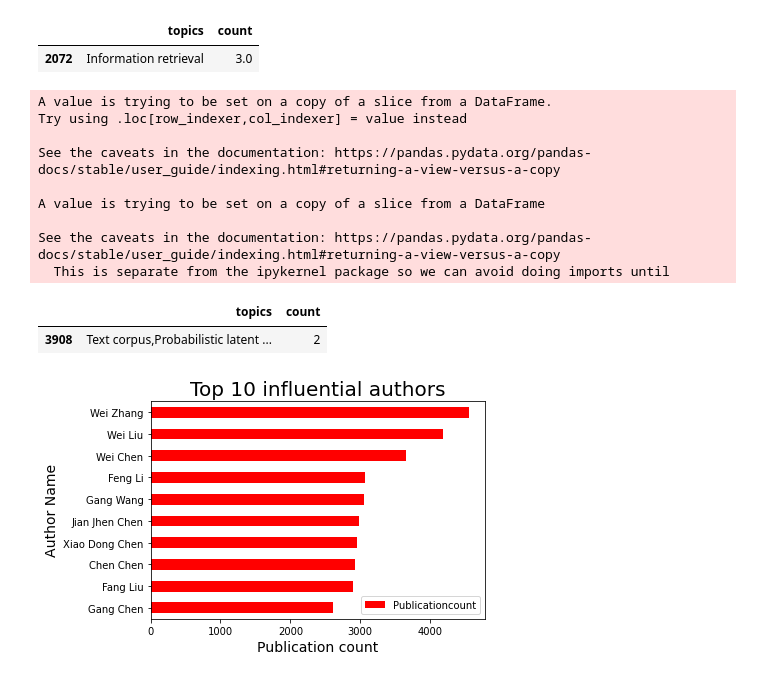
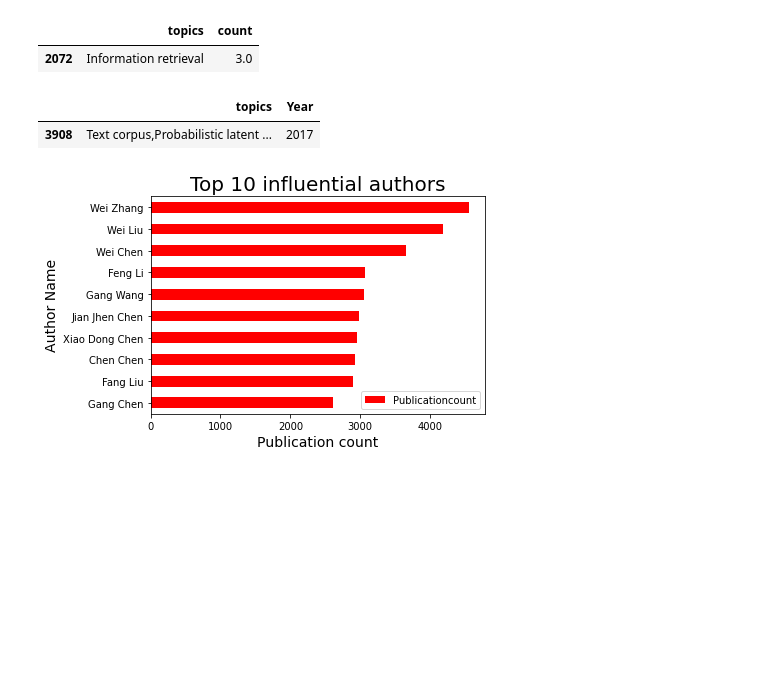
Before and after one commit to manishareddynarayan/Akshitha_INFO5731_Spring2020, a Jupyter notebook: Extracting_csv.ipynb, the cells around one changed output. Saved outputs shown, nothing was run; the diff lists cells and outputs as text; code cells hidden in the pictures; blank space fills up the shorter version.

```diff
--- a/Extracting_csv.ipynb
+++ b/Extracting_csv.ipynb
@@ -848,21 +853,13 @@ See the caveats in the documentation: https://pandas.pydata.org/pandas-docs/stab
 # %%
 #top most topic for articles from the year 2017 to 2019
 df2017to2019 = df[(df['Year'] == 2017) | (df['Year'] == 2018) | (df['Year'] == 2019)]
 df2017to2019['count'] = df2017to2019.groupby('topics')['topics'].transform('count')
 df2017to2019.drop_duplicates('count', inplace=True)
-df2017to2019.nlargest(1, ['count'])[["topics","count"]]
+df = df2017to2019.nlargest(1, ['count'])[["topics","Year"]]
+df
 # %% [output]
-A value is trying to be set on a copy of a slice from a DataFrame.
-Try using .loc[row_indexer,col_indexer] = value instead
-
-See the caveats in the documentation: https://pandas.pydata.org/pandas-docs/stable/user_guide/indexing.html#returning-a-view-versus-a-copy
-
-A value is trying to be set on a copy of a slice from a DataFrame
-
-See the caveats in the documentation: https://pandas.pydata.org/pandas-docs/stable/user_guide/indexing.html#returning-a-view-versus-a-copy
-  This is separate from the ipykernel package so we can avoid doing imports until
-|  | topics | count |
-| 3908 | Text corpus,Probabilistic latent ... | 2 |
+|  | topics | Year |
+| 3908 | Text corpus,Probabilistic latent ... | 2017 |
 # %%
 #Most influential authors with the mean of publication count
 authordf = pd.read_csv("Final_Table_2.csv")
```
Also changed, not shown: parts of 27 cells of this notebook.
